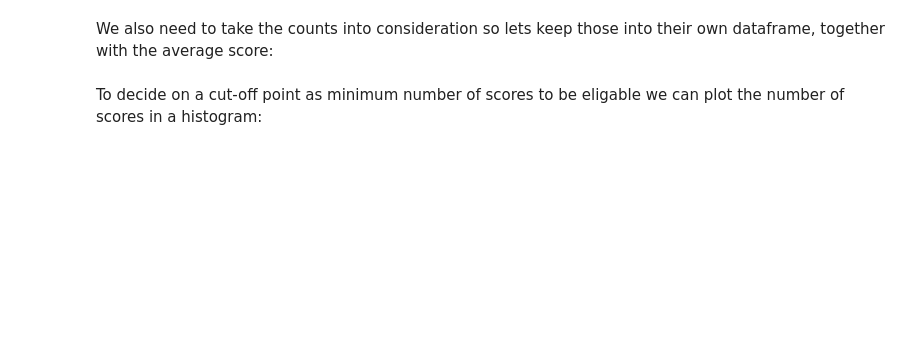
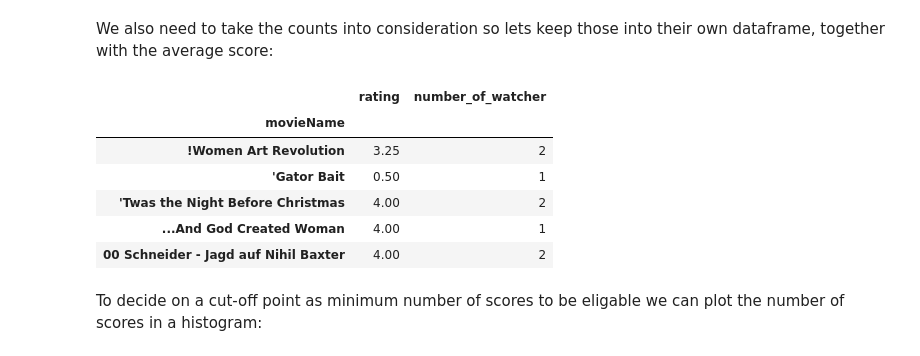
Before and after one commit to stephenpangga/Data-mining-and-statistics, a Jupyter notebook: Week 7/Assignment/DMS - S7 - Assignment 4 - Template (1).ipynb, the cells around one changed output. Cells and saved outputs as stored; diff of their text form; code cells hidden in the pictures; blank space fills up the shorter version.

```diff
--- a/Week 7/Assignment/DMS - S7 - Assignment 4 - Template (1).ipynb
+++ b/Week 7/Assignment/DMS - S7 - Assignment 4 - Template (1).ipynb
@@ -62,6 +105,17 @@ We need one row per user, and his/her scores for each **<span style='background:
 We also need to take the counts into consideration so lets keep those into their own dataframe, together with the average score:
 # %%
 # code to make a dataframe with the unique objects, their average score and the number of scores
+watchCount  = pd.DataFrame(merge_df.groupby('movieName')['rating'].mean())
+watchCount['number_of_watcher'] = merge_df.groupby('movieName')['rating'].count()
+watchCount.head()
+# %% [output]
+|  | rating | number_of_watcher |
+| movieName |  |  |
+| !Women Art Revolution | 3.25 | 2 |
+| 'Gator Bait | 0.50 | 1 |
+| 'Twas the Night Before Christmas | 4.00 | 2 |
+| ...And God Created Woman | 4.00 | 1 |
+| 00 Schneider - Jagd auf Nihil Baxter | 4.00 | 2 |
 # %% [markdown]
 To decide on a cut-off point as minimum number of scores to be eligable we can plot the number of scores in a histogram:
 # %%
```
Also changed, not shown: parts of 14 cells of this notebook.
